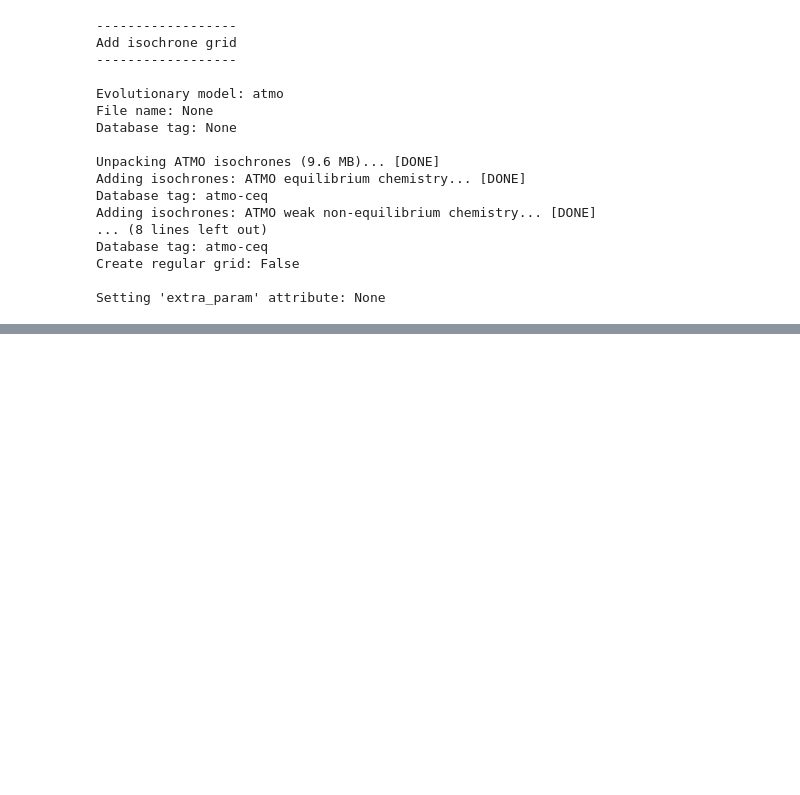
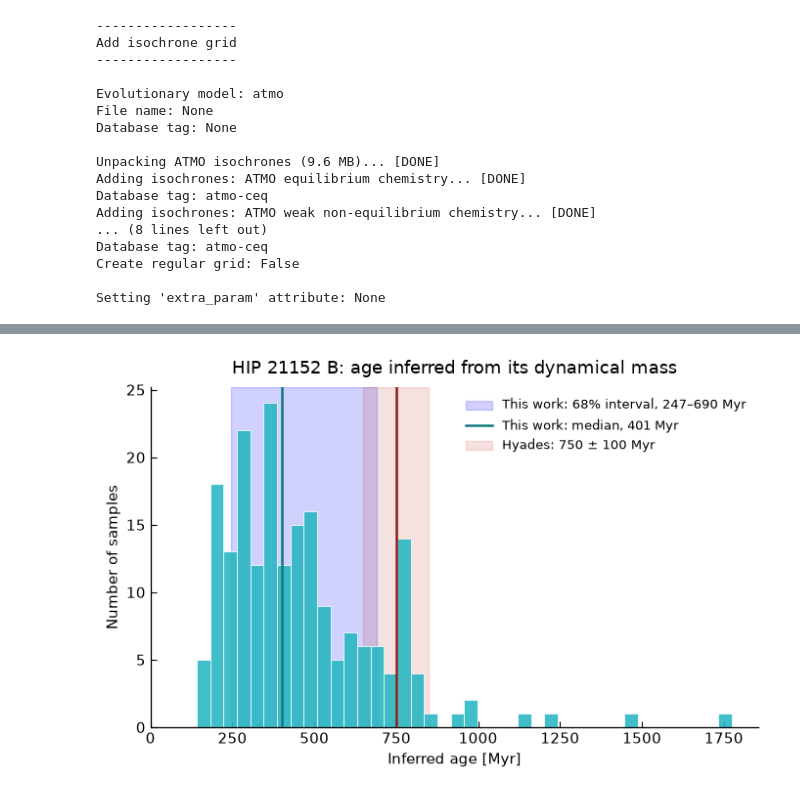
Before and after one commit to h0sh1z0ra/masses_to_ages, a Jupyter notebook: age_to_mass.ipynb, the cells around one changed output, grey strips where cells are left out. Saved outputs shown, nothing was run; the diff lists cells and outputs as text; code cells hidden in the pictures; blank space fills up the shorter version.

```diff
--- a/age_to_mass.ipynb
+++ b/age_to_mass.ipynb
@@ -299,0 +273,50 @@ plt.show()
+# %%
+import numpy as np
+import matplotlib.pyplot as plt
+
+# --- inputs -----------------------------------------------------------------
+# mcmc_ages : array of sampled ages (Myr) from the inversion
+p16, p50, p84 = np.percentile(mcmc_ages, [16, 50, 84])
+
+lit_age, lit_err = 750.0, 100.0     # Hyades age, Myr
+
+# --- figure -----------------------------------------------------------------
+plt.rcParams.update({
+    "font.size": 11,
+    "axes.linewidth": 0.9,
+    "xtick.direction": "in",
+    "ytick.direction": "in",
+})
+
+fig, ax = plt.subplots(figsize=(7, 4.5))
+
+ax.hist(mcmc_ages, bins=40, color="#2BB7C4", edgecolor="white",
+        linewidth=0.6, alpha=0.9, zorder=2)
+
+# this work
+ax.axvspan(p16, p84, color="blue", alpha=0.18, zorder=1,
+           label=f"This work: $68\\%$ interval, {p16:.0f}–{p84:.0f} Myr")
+ax.axvline(p50, color="#117A82", lw=1.8, zorder=4,
+           label=f"This work: median, {p50:.0f} Myr")
+
+# literature
+ax.axvspan(lit_age - lit_err, lit_age + lit_err, color="#C0392B",
+           alpha=0.15, zorder=1,
+           label=f"Hyades: {lit_age:.0f} $\\pm$ {lit_err:.0f} Myr")
+ax.axvline(lit_age, color="#8B1A13", lw=1.8, zorder=4)
+
+ax.set_xlabel("Inferred age [Myr]")
+ax.set_ylabel("Number of samples")
+ax.set_title("HIP 21152 B: age inferred from its dynamical mass", pad=10)
+
+ax.legend(frameon=False, fontsize=9.5, loc="upper right")
+ax.spines[["top", "right"]].set_visible(False)
+ax.tick_params(length=4)
+ax.set_xlim(left=0)
+
+fig.tight_layout()
+fig.savefig("img/hip21152b_age.png", dpi=300, bbox_inches="tight")
+# fig.savefig("hip21152b_age.pdf", bbox_inches="tight")   # vector, for LaTeX
+plt.show()
+# %% [output]
+[figure, added]
```
Also changed, not shown: parts of 6 cells of this notebook, 2 other files.
